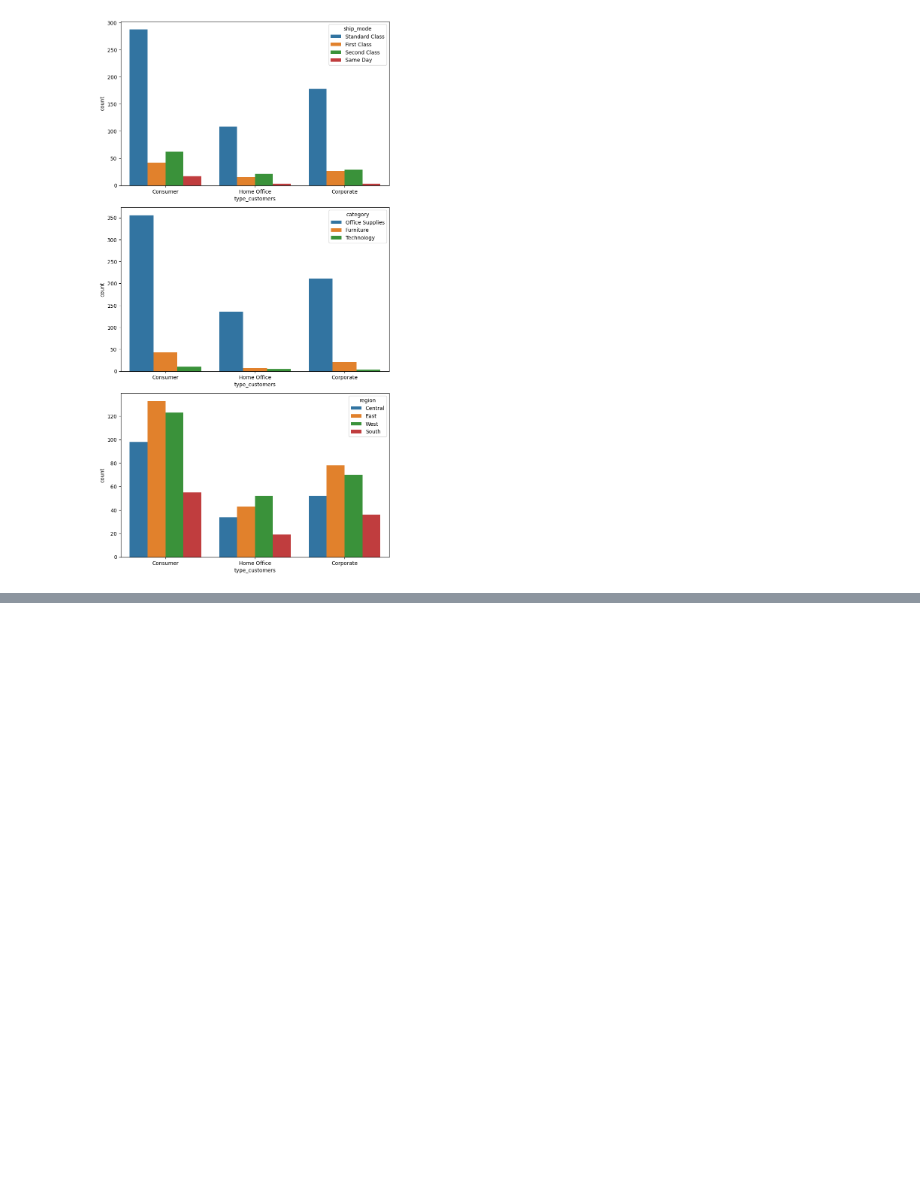
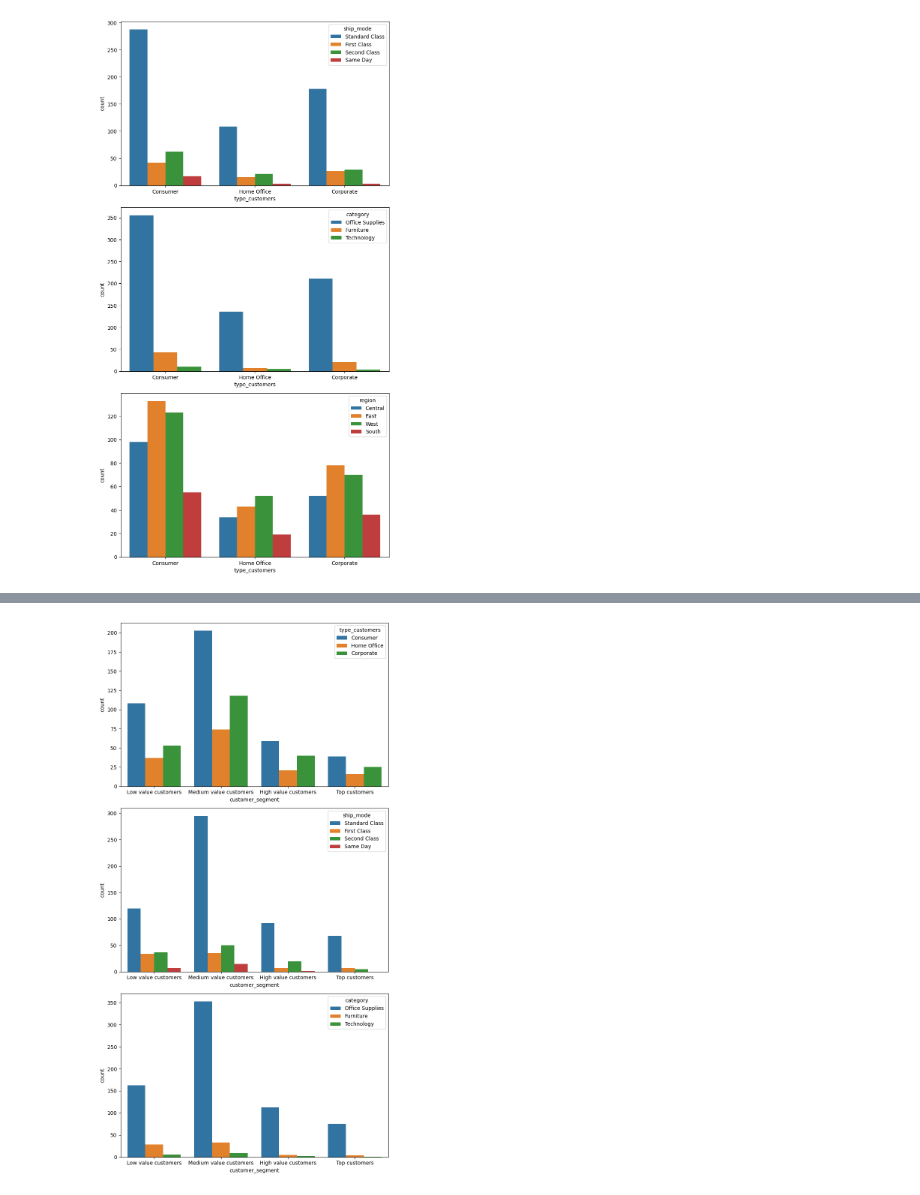
Before and after one commit to gardasvara/Superstore-Data-Science, a Jupyter notebook: customer-segmentation/customer-segmentation.ipynb, the cells around one changed output, grey strips where cells are left out. Cells and saved outputs as stored; diff of their text form; code cells hidden in the pictures; blank space fills up the shorter version.

```diff
--- a/customer-segmentation/customer-segmentation.ipynb
+++ b/customer-segmentation/customer-segmentation.ipynb
@@ -255,0 +383,8 @@ numerical_dis_plot(
+# %%
+categorical_plot(
+    features=["type_customers", "ship_mode", "category"],
+    df=result_rfm_df,
+    segment_feature="customer_segment"
+)
+# %% [output]
+[figure, added]
```
Also changed, not shown: parts of 24 cells of this notebook, 5 other files.
